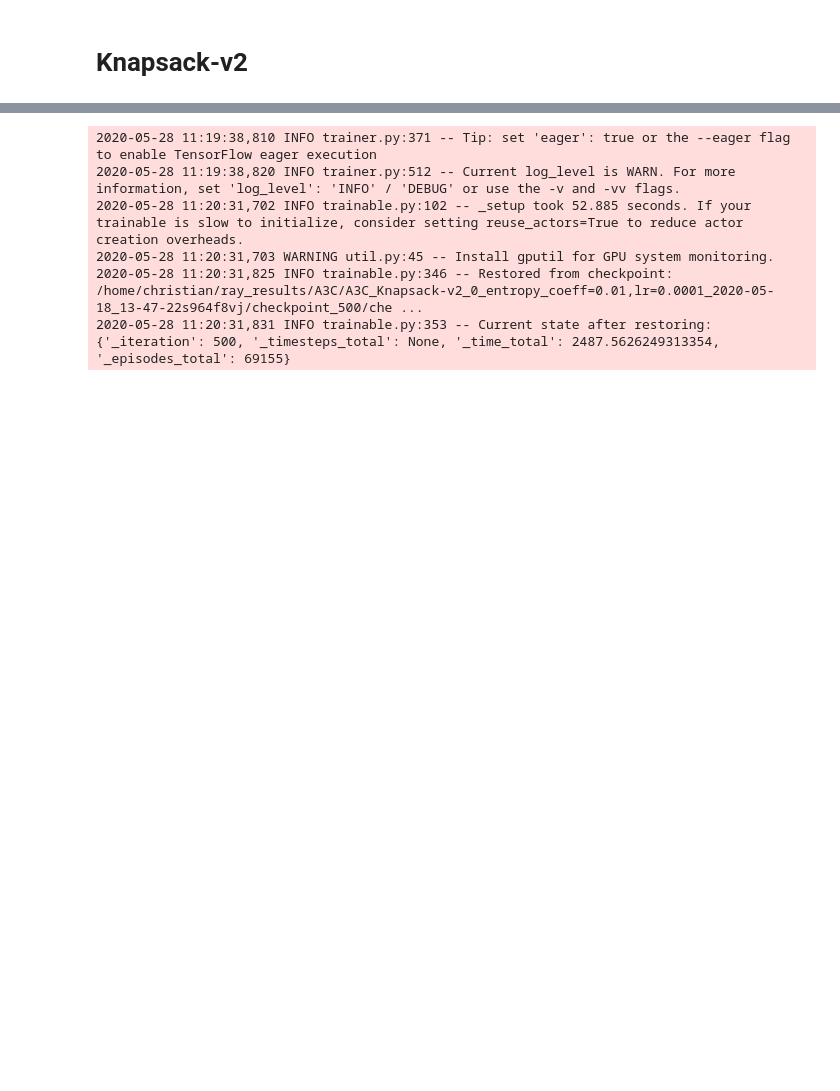
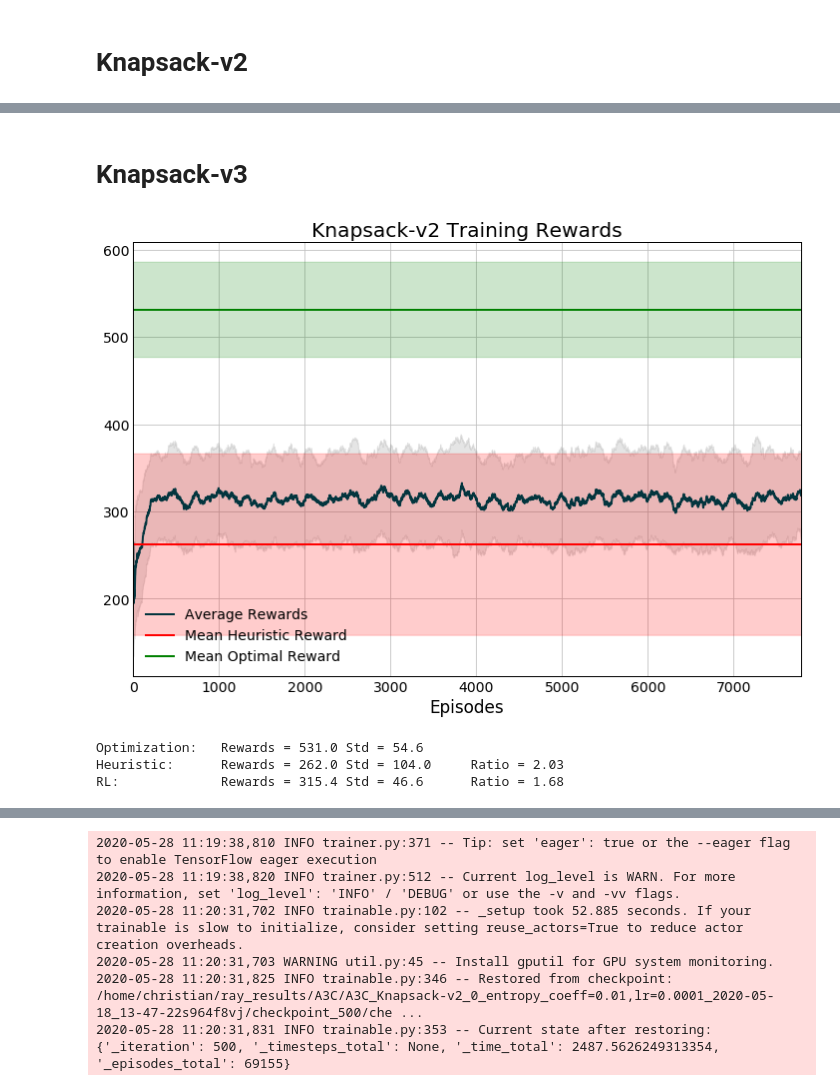
Before and after one commit to hubbs5/or-gym, a Jupyter notebook: notebooks/knapsack_plots.ipynb, the cells around one changed output, grey strips where cells are left out. Saved outputs shown, nothing was run; the diff lists cells and outputs as text; code cells hidden in the pictures; blank space fills up the shorter version.

```diff
--- a/notebooks/knapsack_plots.ipynb
+++ b/notebooks/knapsack_plots.ipynb
@@ -335,0 +280,48 @@ RL:             Rewards = 315.4 Std = 46.6      Ratio = 1.68
+# %% [markdown]
+# Knapsack-v3
+# %%
+kp3_path = '/home/christian/ray_results/A3C/A3C_Knapsack-v2_8_entropy_coeff=0.0001,lr=1e-06_2020-05-18_15-52-55u2a0r8jm'
+kp3_plot_data, kp3_data = extract_plot_stats(kp3_path)
+
+opt_mean3 = 531
+opt_var3 = 54.6
+heur_mean3 = 262
+heur_var3 = 104
+
+x_min = 0
+x_max = kp3_plot_data.shape[0] / 10
+
+
+plt.figure(figsize=(12,8))
+plt.plot(kp3_plot_data['mean_rewards'], label='Average Rewards')
+plt.fill_between(np.arange(kp3_plot_data.shape[0]),
+                 kp3_plot_data['fill_min'], kp3_plot_data['fill_max'],
+                 color='gray', alpha=0.2)
+
+plt.axhline(xmin=0, xmax=x_max, y=heur_mean3, color='r', label='Mean Heuristic Reward')
+plt.fill_between(np.arange(kp3_plot_data.shape[0]), heur_mean3-heur_var3,
+                 heur_mean3+heur_var3, color='r', alpha=0.2)
+
+plt.axhline(xmin=0, xmax=x_max, y=opt_mean3, color='green', label='Mean Optimal Reward')
+plt.fill_between(np.arange(kp3_plot_data.shape[0]), opt_mean3-opt_var3,
+                 opt_mean3+opt_var3, color='green', alpha=0.2)
+
+plt.title('Knapsack-v2 Training Rewards')
+plt.legend()
+plt.xlabel('Episodes')
+plt.xlim([x_min, x_max])
+plt.show()
+
+print("Optimization:\tRewards = {:.1f}\tStd = {:.1f}".format(
+    opt_mean3, opt_var3))
+print("Heuristic:\tRewards = {:.1f}\tStd = {:.1f}\tRatio = {:.2f}".format(
+    heur_mean3, heur_var3, opt_mean3 / heur_mean3))
+rl_mean3 = kp3_plot_data.iloc[-1]['mean_rewards']
+perf_ratio3 = opt_mean3 / rl_mean3
+print("RL:\t\tRewards = {:.1f}\tStd = {:.1f}\tRatio = {:.2f}".format(
+    rl_mean3, kp3_plot_data.iloc[-1]['std_rewards'], perf_ratio3))
+# %% [output]
+[figure, added]
+Optimization:   Rewards = 531.0 Std = 54.6
+Heuristic:      Rewards = 262.0 Std = 104.0     Ratio = 2.03
+RL:             Rewards = 315.4 Std = 46.6      Ratio = 1.68
```
Also changed, not shown: parts of 7 cells of this notebook, 7 other files.
